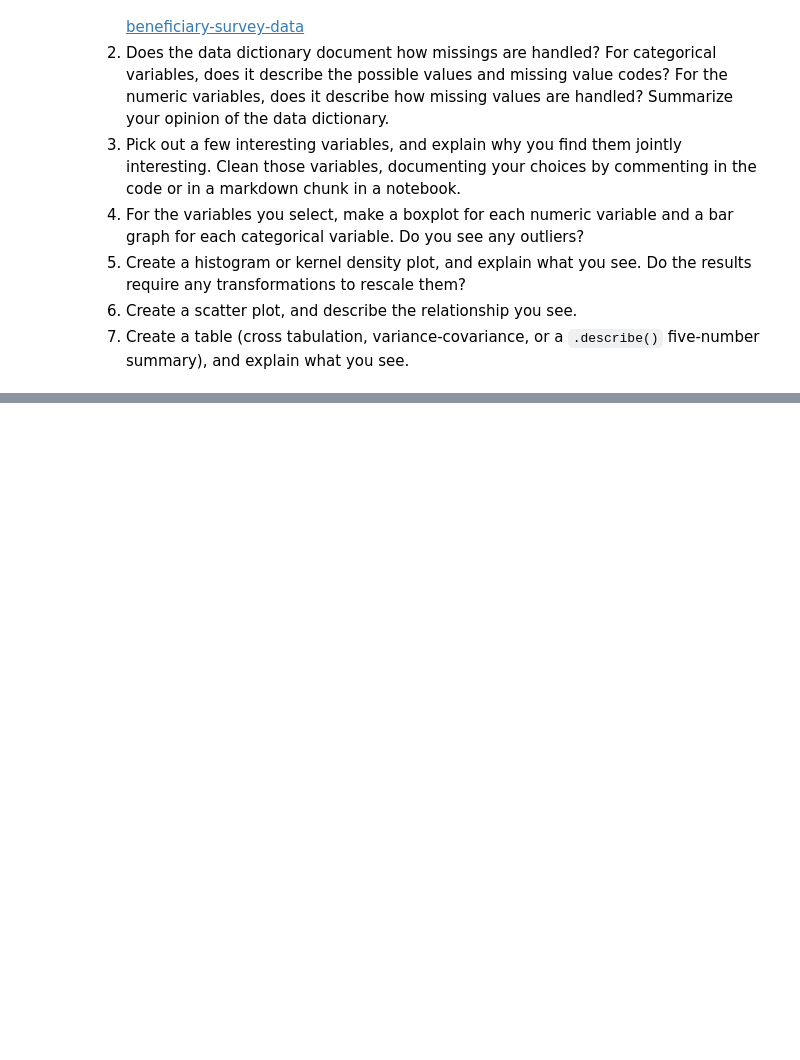
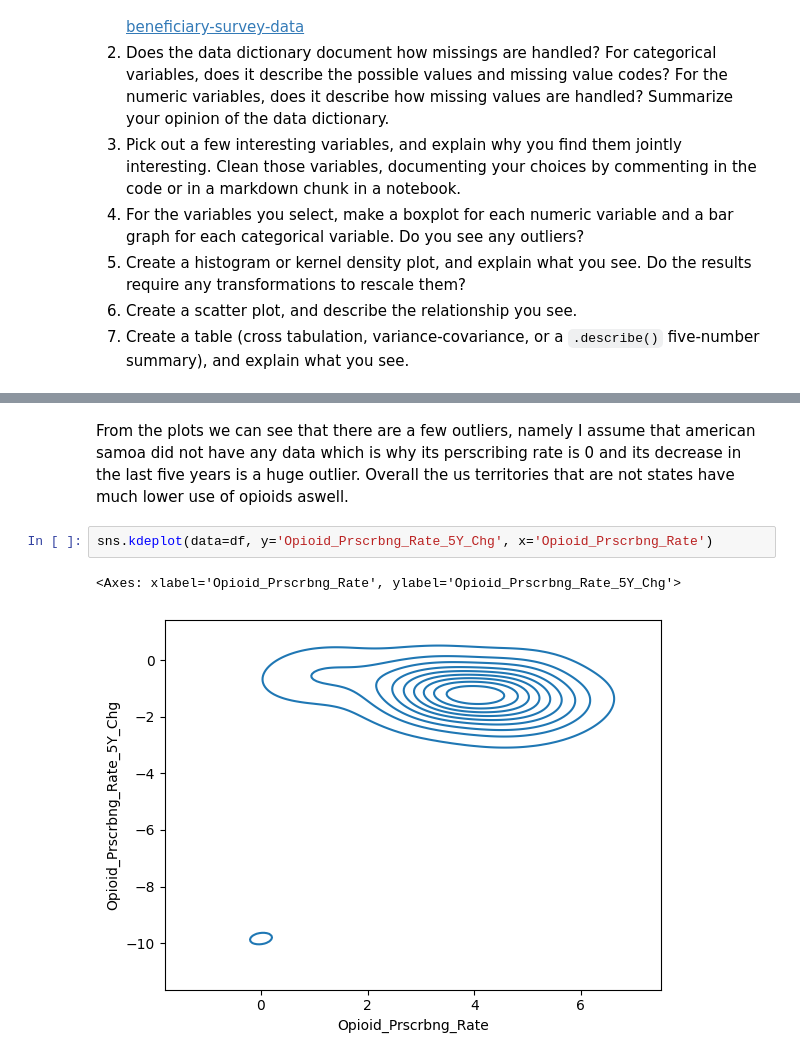
Before and after one commit to EBaner/visualization, a Jupyter notebook: assignment/assignment.ipynb, the cells around one changed output, grey strips where cells are left out. Drawn from its saved outputs; the diff is of its cells as text; blank space fills up the shorter version.

```diff
--- a/assignment/assignment.ipynb
+++ b/assignment/assignment.ipynb
@@ -437,0 +513,7 @@ When looking at the graphs it seems that the rich pay more than thier fair share
+# %% [markdown]
+From the plots we can see that there are a few outliers, namely I assume that american samoa did not have any data which is why its perscribing rate is 0 and its decrease in the last five years is a huge outlier. Overall the us territories that are not states have much lower use of opioids aswell.
+# %%
+sns.kdeplot(data=df, y='Opioid_Prscrbng_Rate_5Y_Chg', x='Opioid_Prscrbng_Rate')
+# %% [output]
+<Axes: xlabel='Opioid_Prscrbng_Rate', ylabel='Opioid_Prscrbng_Rate_5Y_Chg'>
+[figure, added]
```
Also changed, not shown: parts of 11 cells of this notebook.
